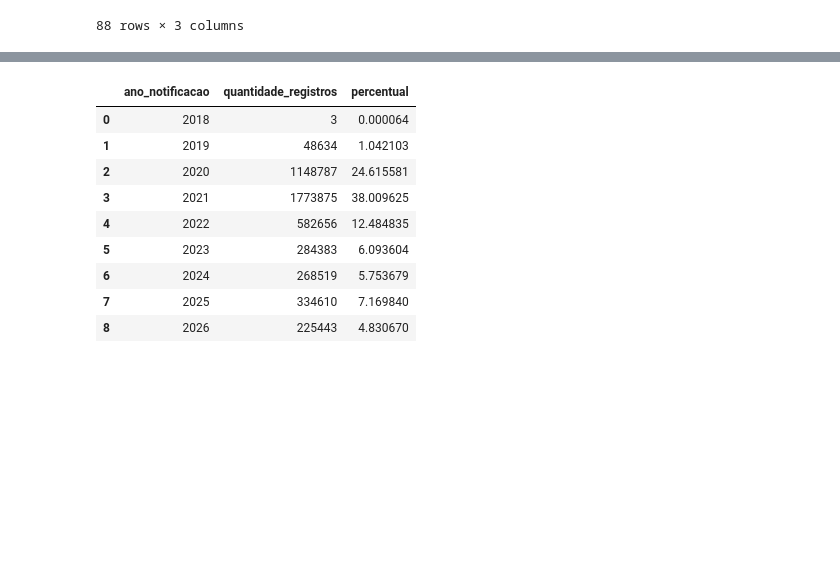
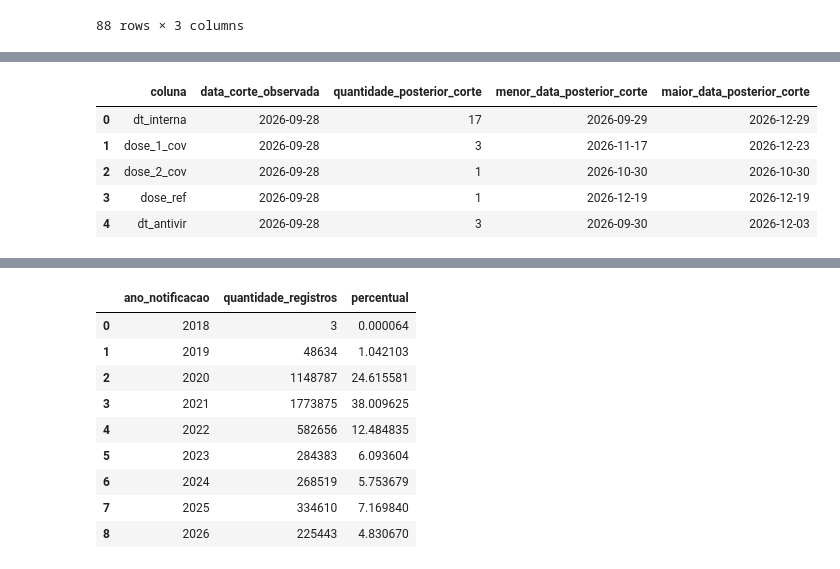
Before and after one commit to Ivan-S-Oliveira/Projeto_Integrador, a Jupyter notebook: notebooks/02_eda/01_eda_primeira_passagem.ipynb, the cells around one changed output, grey strips where cells are left out. Saved outputs shown, nothing was run; the diff lists cells and outputs as text; code cells hidden in the pictures; blank space fills up the shorter version.

```diff
--- a/notebooks/02_eda/01_eda_primeira_passagem.ipynb
+++ b/notebooks/02_eda/01_eda_primeira_passagem.ipynb
@@ -579,0 +1191,87 @@ Total de datas: 13
+# %%
+# ============================================================
+# AUDITORIA DE DATAS POSTERIORES AO FECHAMENTO OBSERVADO
+# ============================================================
+
+DATA_CORTE_OBSERVADA = pd.Timestamp(
+    "2026-09-28"
+)
+
+auditoria_datas_pos_corte = []
+
+for coluna in COLUNAS_DATA_EXISTENTES:
+    serie_convertida = datas_convertidas[
+        coluna
+    ]
+
+    mascara_posterior_corte = (
+        serie_convertida.notna()
+        & serie_convertida.gt(
+            DATA_CORTE_OBSERVADA
+        )
+    )
+
+    quantidade_posterior_corte = int(
+        mascara_posterior_corte.sum()
+    )
+
+    if quantidade_posterior_corte > 0:
+        auditoria_datas_pos_corte.append(
+            {
+                "coluna": coluna,
+                "data_corte_observada": (
+                    DATA_CORTE_OBSERVADA
+                ),
+                "quantidade_posterior_corte": (
+                    quantidade_posterior_corte
+                ),
+                "menor_data_posterior_corte": (
+                    serie_convertida.loc[
+                        mascara_posterior_corte
+                    ].min()
+                ),
+                "maior_data_posterior_corte": (
+                    serie_convertida.loc[
+                        mascara_posterior_corte
+                    ].max()
+                ),
+            }
+        )
+
+auditoria_datas_pos_corte_df = pd.DataFrame(
+    auditoria_datas_pos_corte
+)
+
+if auditoria_datas_pos_corte_df.empty:
+    print(
+        "Nenhuma data posterior ao fechamento "
+        "observado foi identificada."
+    )
+else:
+    print(
+        "Foram identificadas datas posteriores "
+        "ao fechamento observado da base."
+    )
+
+    display(
+        auditoria_datas_pos_corte_df
+    )
+
+dt_interna_posterior_corte = int(
+    (
+        datas_convertidas[
+            "dt_interna"
+        ].notna()
+        & datas_convertidas[
+            "dt_interna"
+        ].gt(
+            DATA_CORTE_OBSERVADA
+        )
+    ).sum()
+)
+
+print(
+    "Internações posteriores ao corte observado:",
+    dt_interna_posterior_corte,
+)
+# %% [output]
@@ -579,0 +1279,6 @@ Total de datas: 13
+|  | coluna | data_corte_observada | quantidade_posterior_corte | menor_data_posterior_corte | maior_data_posterior_corte |
+| 0 | dt_interna | 2026-09-28 | 17 | 2026-09-29 | 2026-12-29 |
+| 1 | dose_1_cov | 2026-09-28 | 3 | 2026-11-17 | 2026-12-23 |
+| 2 | dose_2_cov | 2026-09-28 | 1 | 2026-10-30 | 2026-10-30 |
+| 3 | dose_ref | 2026-09-28 | 1 | 2026-12-19 | 2026-12-19 |
+| 4 | dt_antivir | 2026-09-28 | 3 | 2026-09-30 | 2026-12-03 |
```
Also changed, not shown: parts of 15 cells of this notebook, 9 other files.
